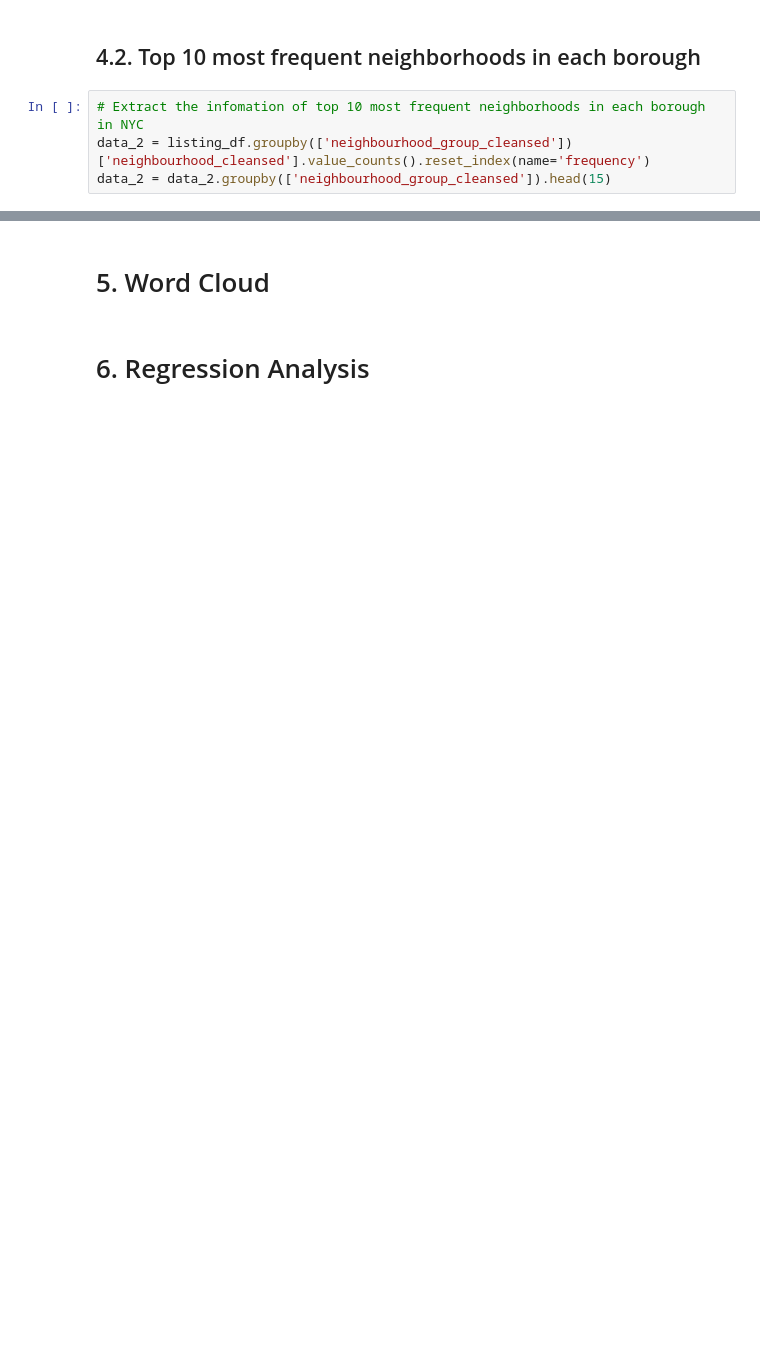
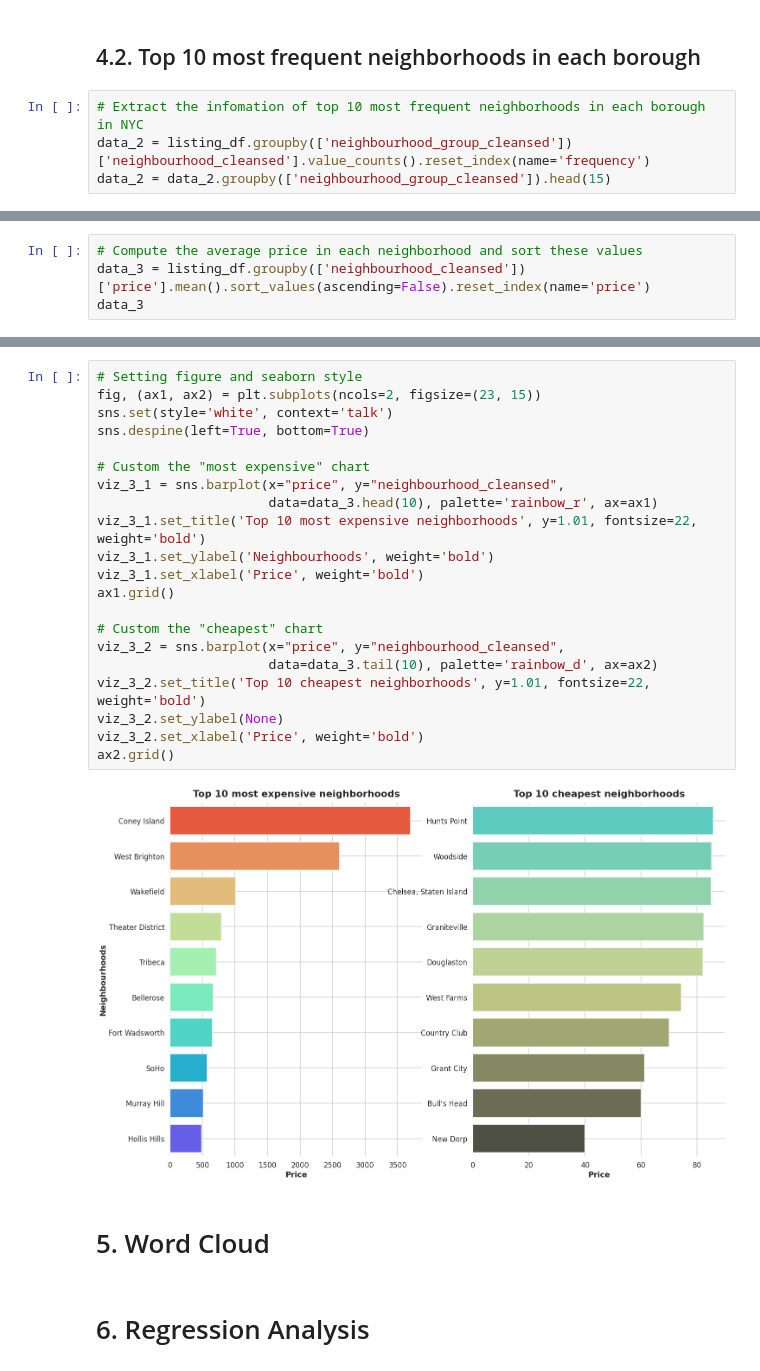
Before and after one commit to tmkhang1999/2022-NYC-Airbnb-Analytics, a Jupyter notebook: analysis.ipynb, the cells around one changed output, grey strips where cells are left out. Drawn from its saved outputs; the diff is of its cells as text; blank space fills up the shorter version.

```diff
--- a/analysis.ipynb
+++ b/analysis.ipynb
@@ -249,0 +256,4 @@ viz_2.show('png')
+# %%
+# Compute the average price in each neighborhood and sort these values
+data_3 = listing_df.groupby(['neighbourhood_cleansed'])['price'].mean().sort_values(ascending=False).reset_index(name='price')
+data_3
@@ -250,3 +274,26 @@ viz_2.show('png')
+# %%
+# Setting figure and seaborn style
+fig, (ax1, ax2) = plt.subplots(ncols=2, figsize=(23, 15))
+sns.set(style='white', context='talk')
+sns.despine(left=True, bottom=True)
+
+# Custom the "most expensive" chart
+viz_3_1 = sns.barplot(x="price", y="neighbourhood_cleansed",
+                      data=data_3.head(10), palette='rainbow_r', ax=ax1)
+viz_3_1.set_title('Top 10 most expensive neighborhoods', y=1.01, fontsize=22, weight='bold')
+viz_3_1.set_ylabel('Neighbourhoods', weight='bold')
+viz_3_1.set_xlabel('Price', weight='bold')
+ax1.grid()
+
+# Custom the "cheapest" chart
+viz_3_2 = sns.barplot(x="price", y="neighbourhood_cleansed",
+                      data=data_3.tail(10), palette='rainbow_d', ax=ax2)
+viz_3_2.set_title('Top 10 cheapest neighborhoods', y=1.01, fontsize=22, weight='bold')
+viz_3_2.set_ylabel(None)
+viz_3_2.set_xlabel('Price', weight='bold')
+ax2.grid()
+# %% [output]
+[figure, added]
 # %% [markdown]
 # 5. Word Cloud
 # %% [markdown]
```
Also changed, not shown: parts of 6 cells of this notebook.
